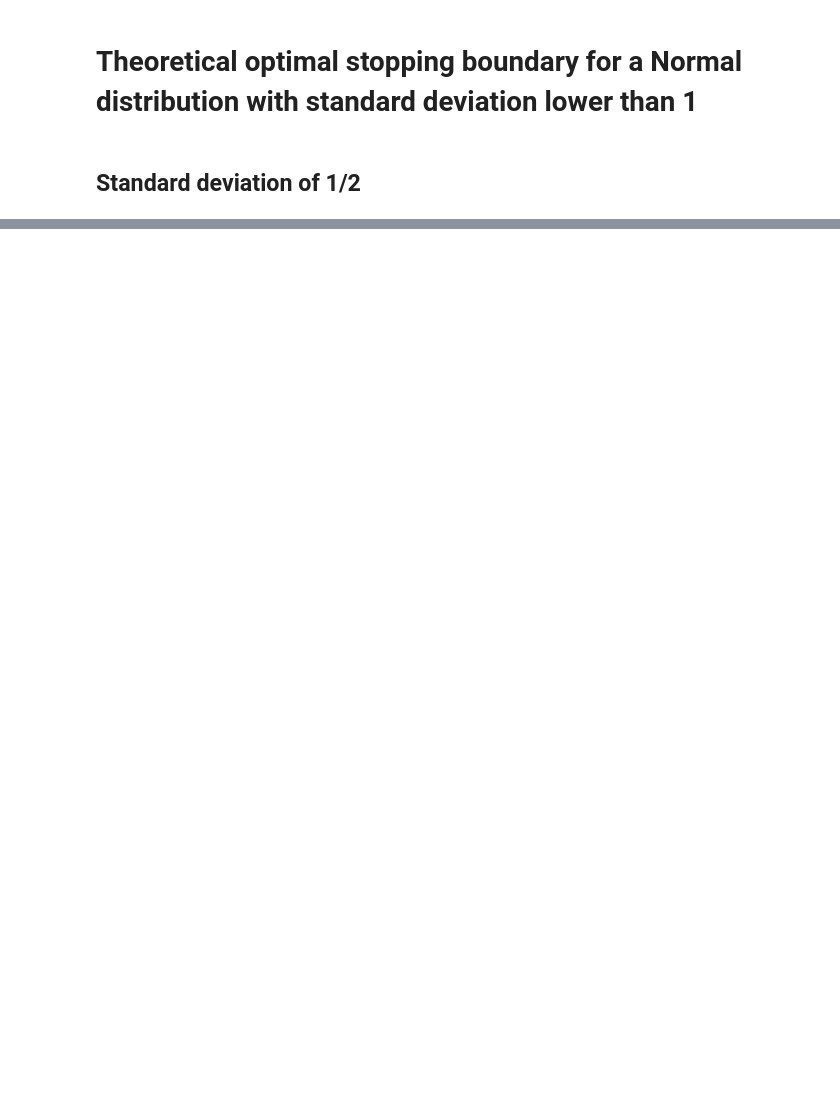
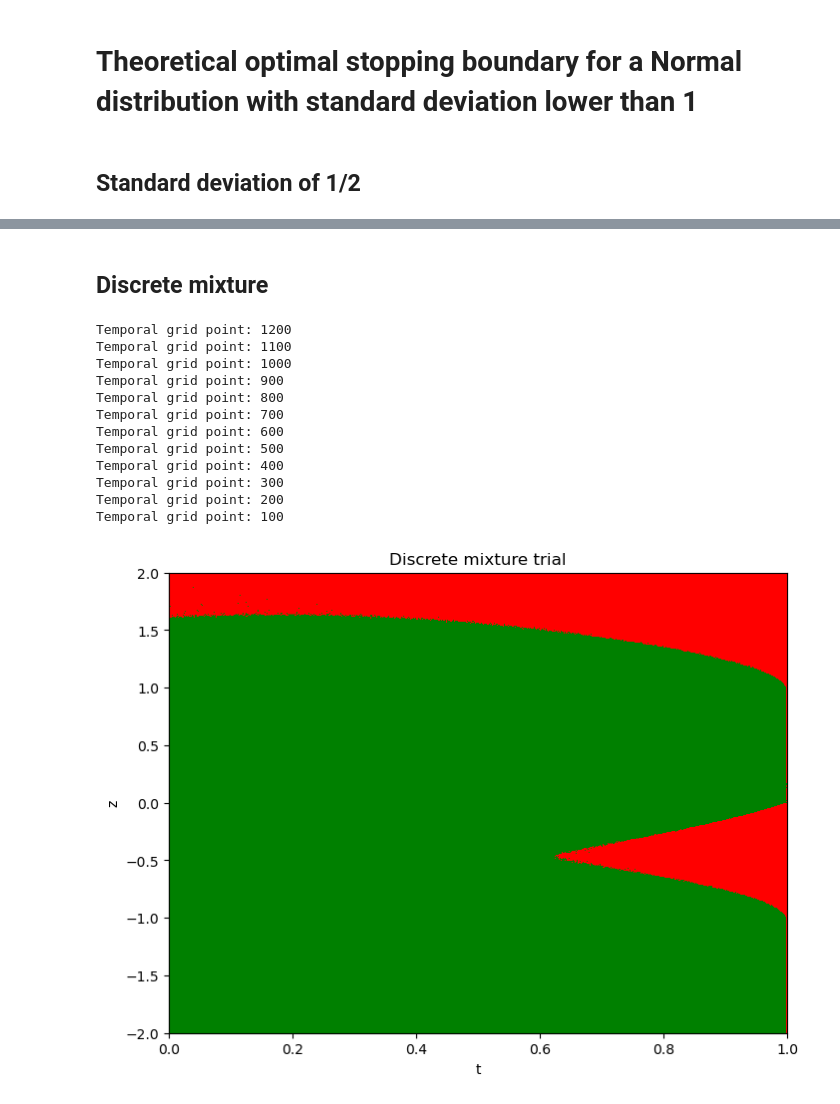
Before and after one commit to ManuelBal2201/Opt-stopp-BB-random-pinning-point, a Jupyter notebook: Checking_simulated_boundary.ipynb, the cells around one changed output, grey strips where cells are left out. Cells and saved outputs as stored; diff of their text form; code cells hidden in the pictures; blank space fills up the shorter version.

```diff
--- a/Checking_simulated_boundary.ipynb
+++ b/Checking_simulated_boundary.ipynb
@@ -162,58 +84,30 @@ else:
+# %% [markdown]
+## Discrete mixture
 # %%
-# t mesh
-mesh = 1500
+# Temporal mesh
+mesh = 1250
 t_mesh = np.linspace(0, 1, mesh) # Temporal grid
 
 # Spatial grid
-L = 15000
+L = 12500
 
+# Boundary
 np.random.seed(123)
-value_function, X_vals = optimal_stopping_montecarlo_3(mu = "discrete", weights = np.array([1/2, 1/2]), parameters = np.array([[0, 1],[1/2, 1/2]]), N = mesh, a = -1, b = 2, L = L, M = 4500, alpha = 1.25)
+value_function_Mixture1, X_vals_Mixture1 = optimal_stopping_montecarlo_3(mu = "discrete", weights = np.array([1/2, 1/2]), parameters = np.array([[-1, 1],[1/2, 1/2]]), N = mesh, a = -2, b = 2, L = L, M = 4500, alpha = 2)
 
-value_function_Mixture = value_function.copy()
-
-if mesh != L:
-    # Adjust meshgrid for different dimensions
-    T, X = np.meshgrid(t_mesh, np.linspace(np.min(X_vals), np.max(X_vals), L))
-
-    # Interpole value_function to adjust `t_mesh`
-    interp_func = interp1d(np.linspace(0, 1, mesh), value_function, axis=0, kind='linear', fill_value="extrapolate")
-    value_function_interp = interp_func(t_mesh)
-
-    # Adjust X_vals to match value_function_interp
-    X_grid = np.linspace(np.min(X_vals), np.max(X_vals), L)
-    comparison = value_function_interp <= np.tile(X_grid, (mesh, 1))
-
-    # Define colors
-    cmap = mcolors.ListedColormap(['green', 'red'])
-
-    # Visualization
-    plt.figure(figsize=(8, 6))
-    plt.pcolormesh(T, X, comparison.T, cmap=cmap, shading='auto')
-    plt.xlabel("t")
-    plt.ylabel("z")
-    plt.title(f"Discrete mixture")
-    plt.xlim(0, 1)
-    plt.ylim(np.min(X_vals), np.max(X_vals))
-    plt.savefig("Mixture1_MonteCarlo.png", dpi=300)
-    plt.show()
-
-else:
-    # Adjust meshgrid
-    T, X = np.meshgrid(t_mesh, X_vals)
-
-    # Define colors and mapping
-    comparison = value_function <= np.tile(X_vals, (len(t_mesh), 1)) # Boolean matrix
-    colors = np.where(comparison, 1, 0)  # 1 for True (red), 0 for False (green))
-    cmap = plt.cm.colors.ListedColormap(['green', 'red'])
-
-    # Visualization
-    plt.figure(figsize=(8, 6))
-    plt.pcolormesh(T, X, comparison.T, cmap=cmap, shading='auto')
-    plt.xlabel("t")
-    plt.ylabel("z")
-    plt.title(f"Discrete mixture")
-    plt.xlim(0, 1)
-    plt.ylim(np.min(X_vals), np.max(X_vals))
-    plt.savefig("Mixture1_MonteCarlo.png", dpi=300)
-    plt.show()
+# Plotting
+OSB_visualisation(N = mesh, value_function = value_function_Mixture1, X_vals = X_vals_Mixture1, title = "Discrete mixture trial", name = "Mixture1_MonteCarlo.png")
+# %% [output]
+Temporal grid point: 1200
+Temporal grid point: 1100
+Temporal grid point: 1000
+Temporal grid point: 900
+Temporal grid point: 800
+Temporal grid point: 700
+Temporal grid point: 600
+Temporal grid point: 500
+Temporal grid point: 400
+Temporal grid point: 300
+Temporal grid point: 200
+Temporal grid point: 100
+[figure, added]
```
Also changed, not shown: parts of 8 cells of this notebook, 11 other files.
